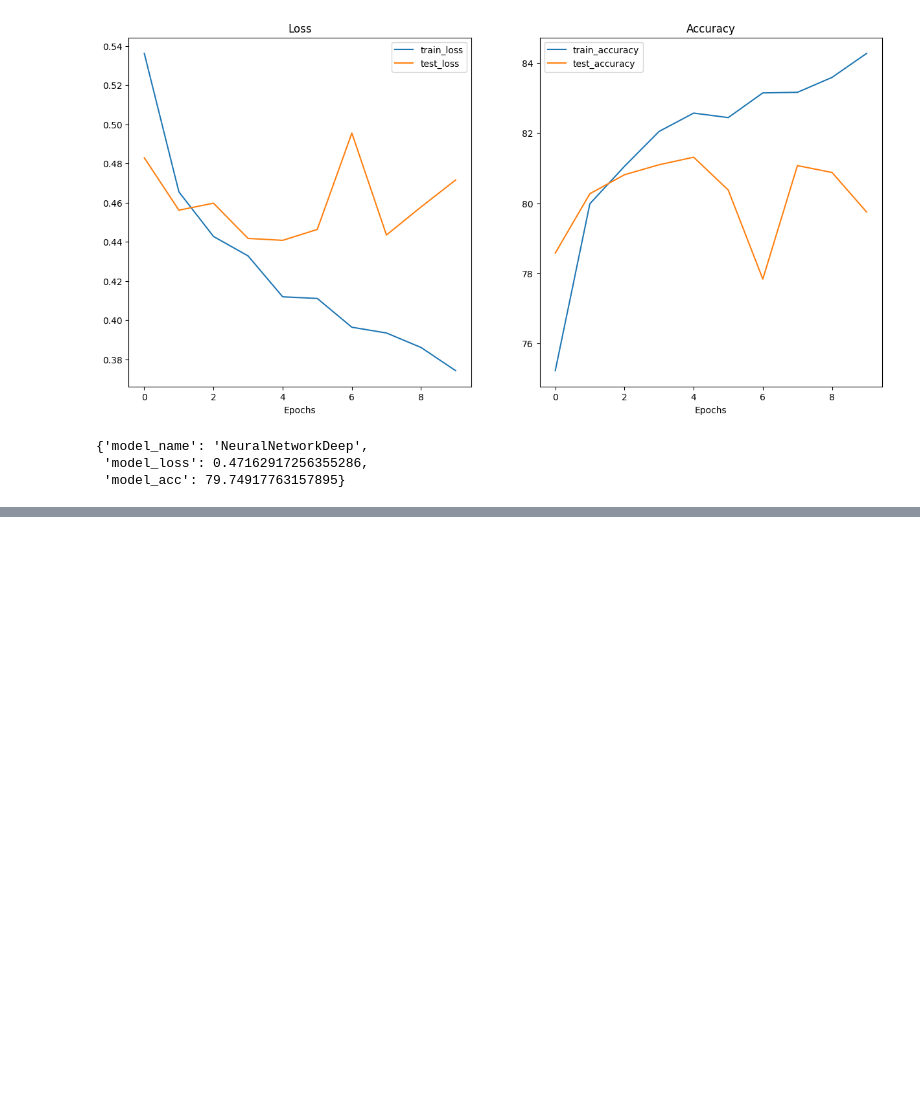
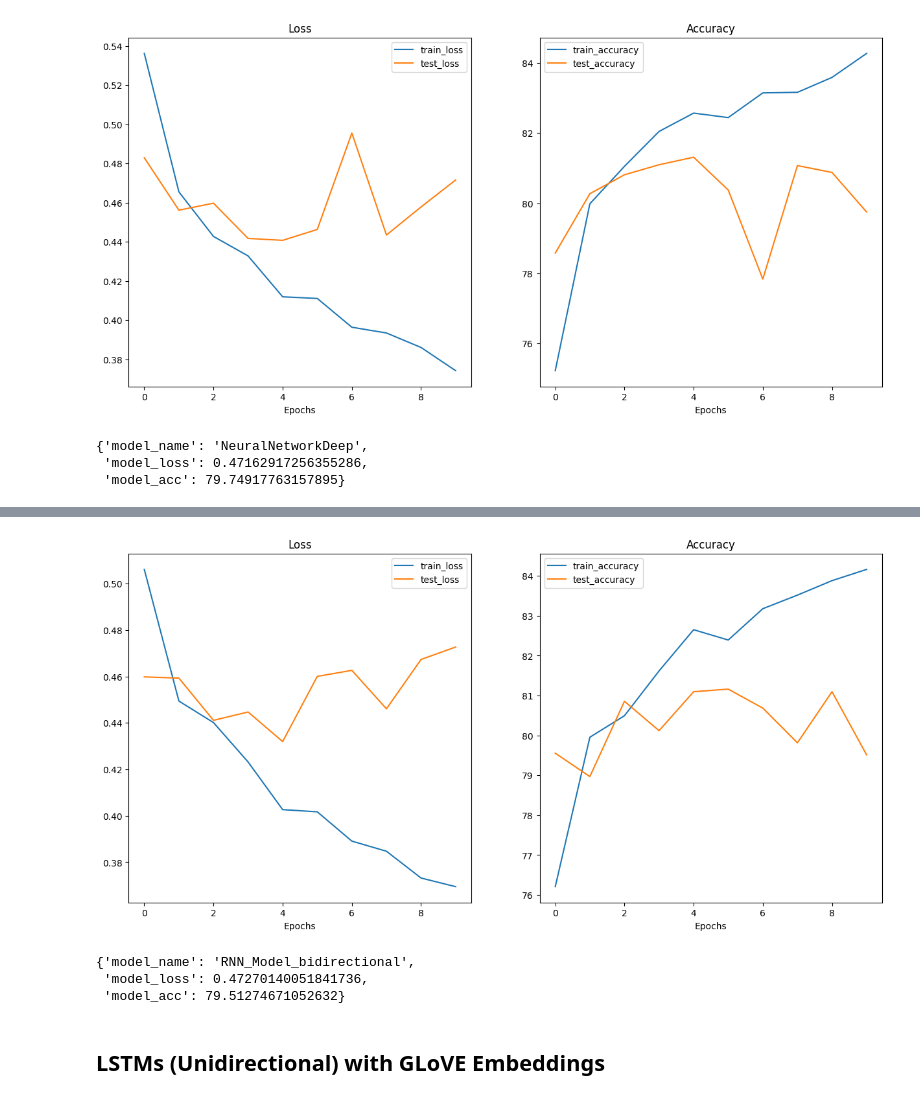
Before and after one commit to Adarsh0047/Machine-Learning-Classification, a Jupyter notebook: neural_nets/02_train_networks.ipynb, the cells around one changed output, grey strips where cells are left out. Drawn from its saved outputs; the diff is of its cells as text; code cells hidden in the pictures; blank space fills up the shorter version.

Commit message:
added RNNs, LSTMs and GRUs with GLOVE embeddings

```diff
--- a/neural_nets/02_train_networks.ipynb
+++ b/neural_nets/02_train_networks.ipynb
@@ -438,0 +562,6 @@ eval_model(model_1, test_dataloader, loss_fn, accuracy_fn)
+# %%
+rnn_model_bidirectional = RNN_Model_bidirectional(input_size=300)
+# %%
+rnn_model_bidirectional = rnn_model_bidirectional.to(device)
+# %%
+X = torch.rand([32, 300], device=device)
@@ -438,0 +570,4 @@ eval_model(model_1, test_dataloader, loss_fn, accuracy_fn)
+# %%
+loss_fn = torch.nn.BCEWithLogitsLoss()
+optimizer = torch.optim.Adam(params=rnn_model_bidirectional.parameters(),
+                             lr=0.01)
@@ -438,0 +635,12 @@ eval_model(model_1, test_dataloader, loss_fn, accuracy_fn)
+# %%
+plot_loss_curves(results)
+# %% [output]
+[figure, added]
+# %%
+eval_model(rnn_model_bidirectional, test_dataloader, loss_fn, accuracy_fn)
+# %% [output]
+{'model_name': 'RNN_Model_bidirectional',
+ 'model_loss': 0.47270140051841736,
+ 'model_acc': 79.51274671052632}
+# %% [markdown]
+## LSTMs (Unidirectional) with GLoVE Embeddings
```
Also changed, not shown: parts of 39 cells of this notebook.
